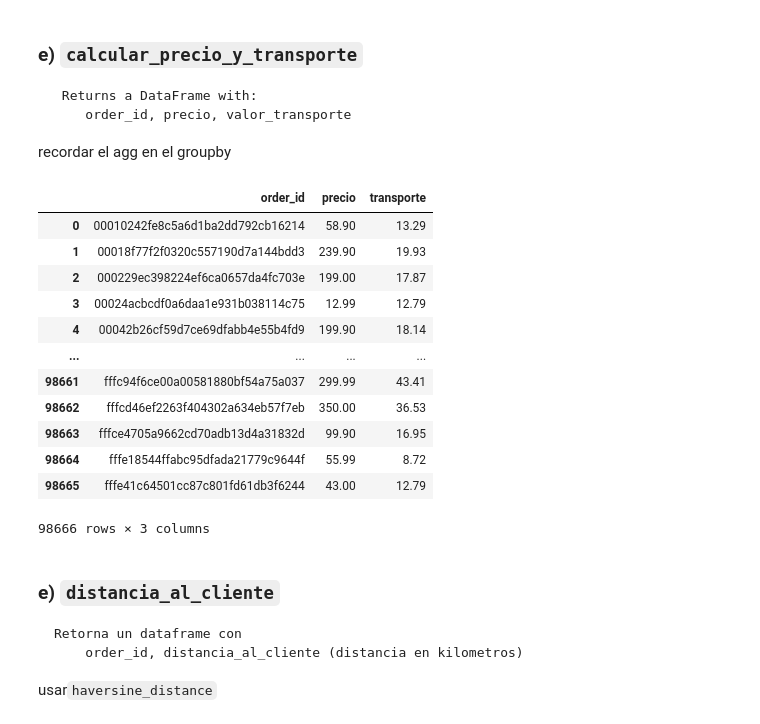
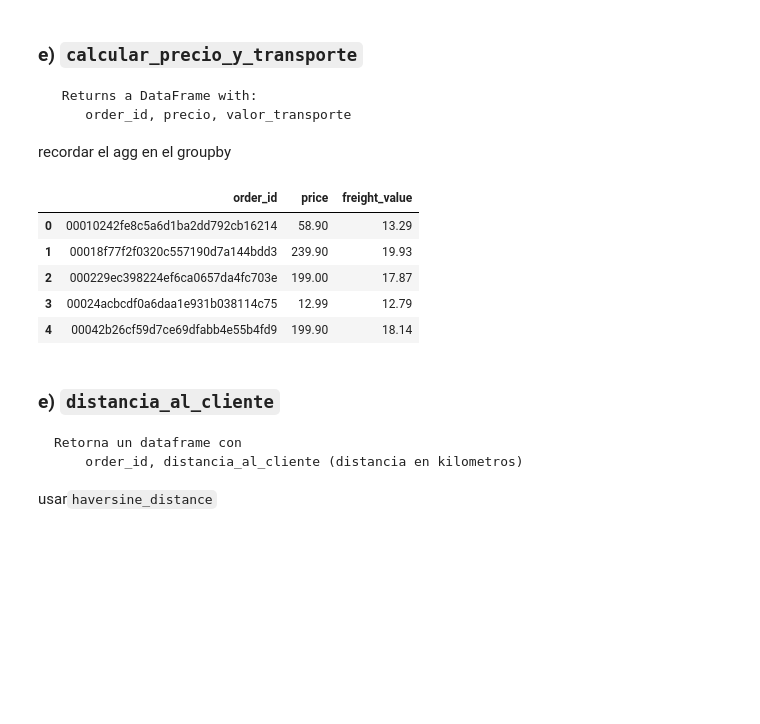
Before and after one commit to pedrosaluzzi/Olist, a Jupyter notebook: ejercicio_orders_part1 (2).ipynb, the cells around one changed output. Cells and saved outputs as stored; diff of their text form; code cells hidden in the pictures; blank space fills up the shorter version.

```diff
--- a/ejercicio_orders_part1 (2).ipynb
+++ b/ejercicio_orders_part1 (2).ipynb
@@ -356,23 +356,16 @@ vendedores
 
 recordar el agg en el groupby
 # %%
-from olist.preprocess import calcular_precio_y_transporte
-precio_y_transporte = calcular_precio_y_transporte(data)
-precio_y_transporte
+from funciones.preprocess import calcular_precio_y_transporte  #aplico la funcion e imprimo la rta
+precio_y_transporte = calcular_precio_y_transporte(order_items)
+precio_y_transporte.head()
 # %% [output]
-|  | order_id | precio | transporte |
+|  | order_id | price | freight_value |
 | 0 | 00010242fe8c5a6d1ba2dd792cb16214 | 58.90 | 13.29 |
 | 1 | 00018f77f2f0320c557190d7a144bdd3 | 239.90 | 19.93 |
 | 2 | 000229ec398224ef6ca0657da4fc703e | 199.00 | 17.87 |
 | 3 | 00024acbcdf0a6daa1e931b038114c75 | 12.99 | 12.79 |
 | 4 | 00042b26cf59d7ce69dfabb4e55b4fd9 | 199.90 | 18.14 |
-| ... | ... | ... | ... |
-| 98661 | fffc94f6ce00a00581880bf54a75a037 | 299.99 | 43.41 |
-| 98662 | fffcd46ef2263f404302a634eb57f7eb | 350.00 | 36.53 |
-| 98663 | fffce4705a9662cd70adb13d4a31832d | 99.90 | 16.95 |
-| 98664 | fffe18544ffabc95dfada21779c9644f | 55.99 | 8.72 |
-| 98665 | fffe41c64501cc87c801fd61db3f6244 | 43.00 | 12.79 |
-98666 rows × 3 columns
 # %% [markdown]
 ### e) `distancia_al_cliente`
 
```
Also changed, not shown: parts of 12 cells of this notebook.
